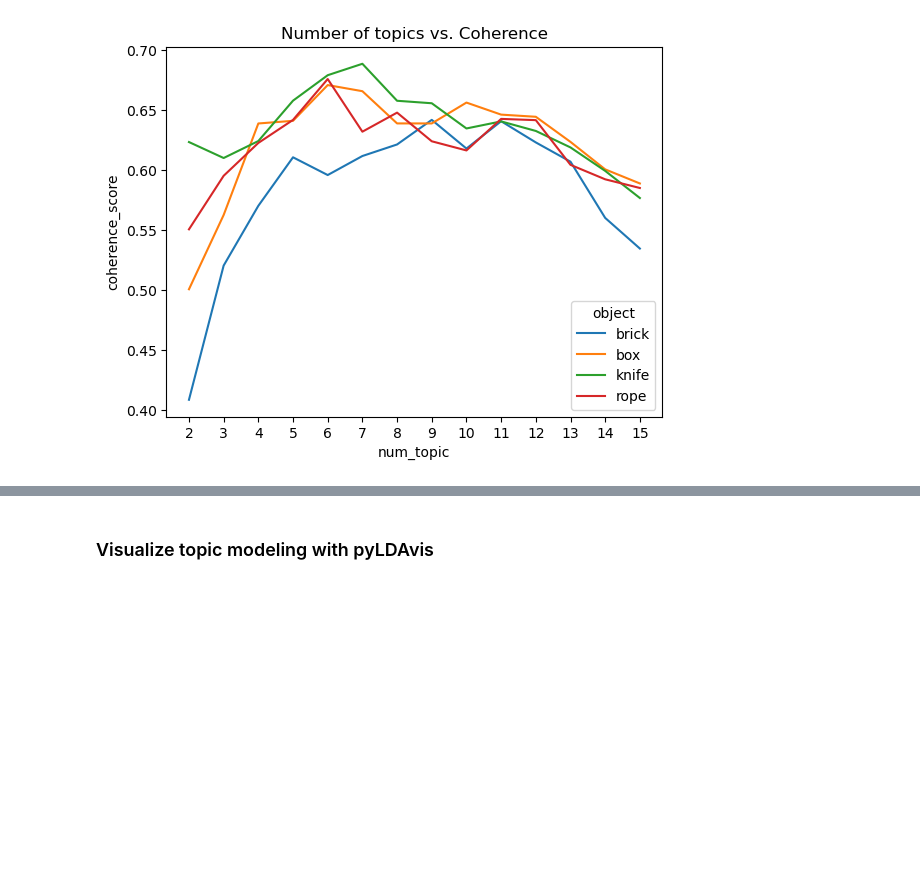
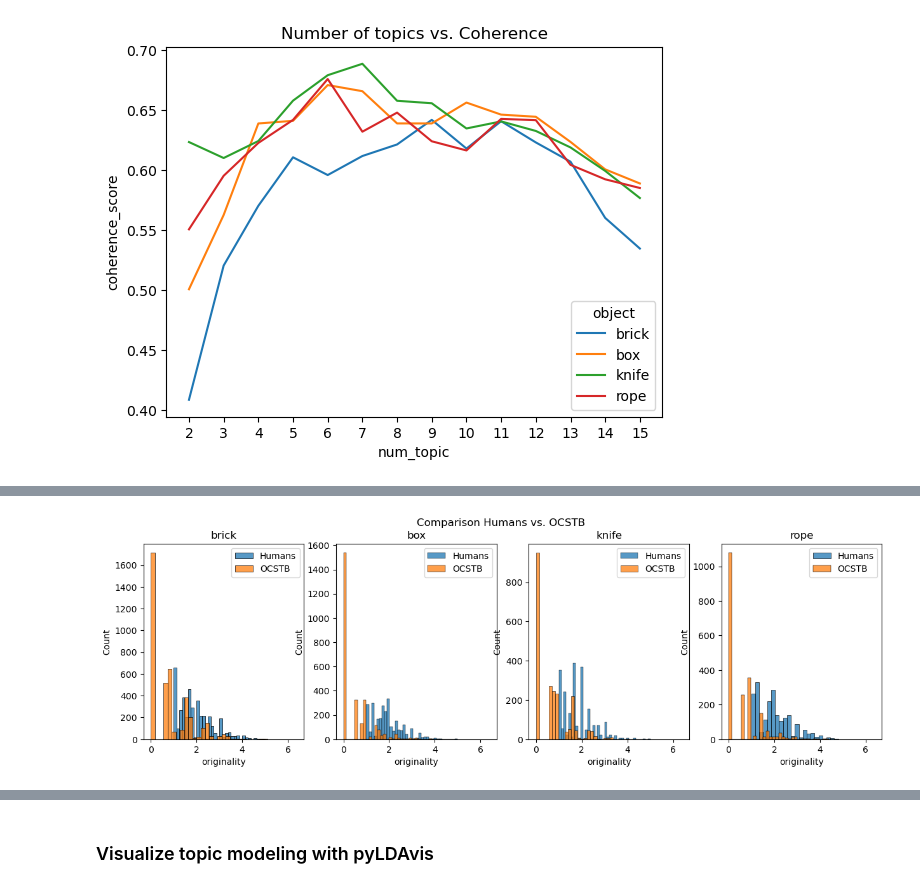
Before and after one commit to Maximelel/LLM_creativity_aut, a Jupyter notebook: benchmark.ipynb, the cells around one changed output, grey strips where cells are left out. Drawn from its saved outputs; the diff is of its cells as text; code cells hidden in the pictures; blank space fills up the shorter version.

```diff
--- a/benchmark.ipynb
+++ b/benchmark.ipynb
@@ -461,6 +519,0 @@ Number of documents in corpus for object "rope": 2048
-# %%
-num_words = 4
-
-humans_topic,  df_kw_per_topic, perplexity, coherence_score, coherence_score_per_topic = assign_topic_all(humans, lda_model_list, print_keywords = True, num_topics = num_topics, num_words = num_words)
-df_kw_per_topic['coherence_score'] = np.array(coherence_score_per_topic).reshape(-1)
-df_kw_per_topic.head()
@@ -627,17 +649,0 @@ plt.show()
-# %%
-# rerun topic modeling
-num_topics = 6
-
-# generate LDA model for each object
-lda_model_brick = create_lda_model(humans, 'brick', num_topics=num_topics)
-lda_model_box = create_lda_model(humans, 'box', num_topics=num_topics)
-lda_model_knife = create_lda_model(humans, 'knife', num_topics=num_topics)
-lda_model_rope = create_lda_model(humans, 'rope', num_topics=num_topics)
-
-lda_model_list = [lda_model_brick, lda_model_box, lda_model_knife, lda_model_rope]
-
-num_words = 4
-
-humans_topic,  df_kw_per_topic, perplexity, coherence_score, coherence_score_per_topic = assign_topic_all(humans, lda_model_list, print_keywords = True, num_topics = num_topics, num_words = num_words)
-df_kw_per_topic['coherence_score'] = np.array(coherence_score_per_topic).reshape(-1)
-df_kw_per_topic.head()
@@ -667,0 +655,6 @@ Object: rope, Topic 6, Keywords: ['piece', 'bridge', 'string', 'pretend']
+# %%
+model = humans
+
+df_topic_score = compute_originality_topic(model, dict_kw_coeff, num_topics, objects)
+print("Length dataframe:", len(df_topic_score))
+df_topic_score.head()
@@ -667,0 +669,13 @@ Object: rope, Topic 6, Keywords: ['piece', 'bridge', 'string', 'pretend']
+# %%
+# compare originality from OCSAI and OCSTB = Open Creativity Scoring Topic Based
+
+fig, axs = plt.subplots(1, 4, figsize = (15,4), sharex = True)
+for i, object in enumerate(objects):
+    sns.histplot(data = df_topic_score[df_topic_score['prompt'] == object], x = 'originality', label = "Humans", ax = axs[i])
+    sns.histplot(data = df_topic_score[df_topic_score['prompt'] == object], x = 'originality_topic', label = "OCSTB", ax = axs[i])
+    axs[i].set_title(object)
+    axs[i].legend()
+plt.suptitle("Comparison Humans vs. OCSTB")
+plt.show()
+# %% [output]
+[figure, added]
```
Also changed, not shown: parts of 60 cells of this notebook, 6 other files.
